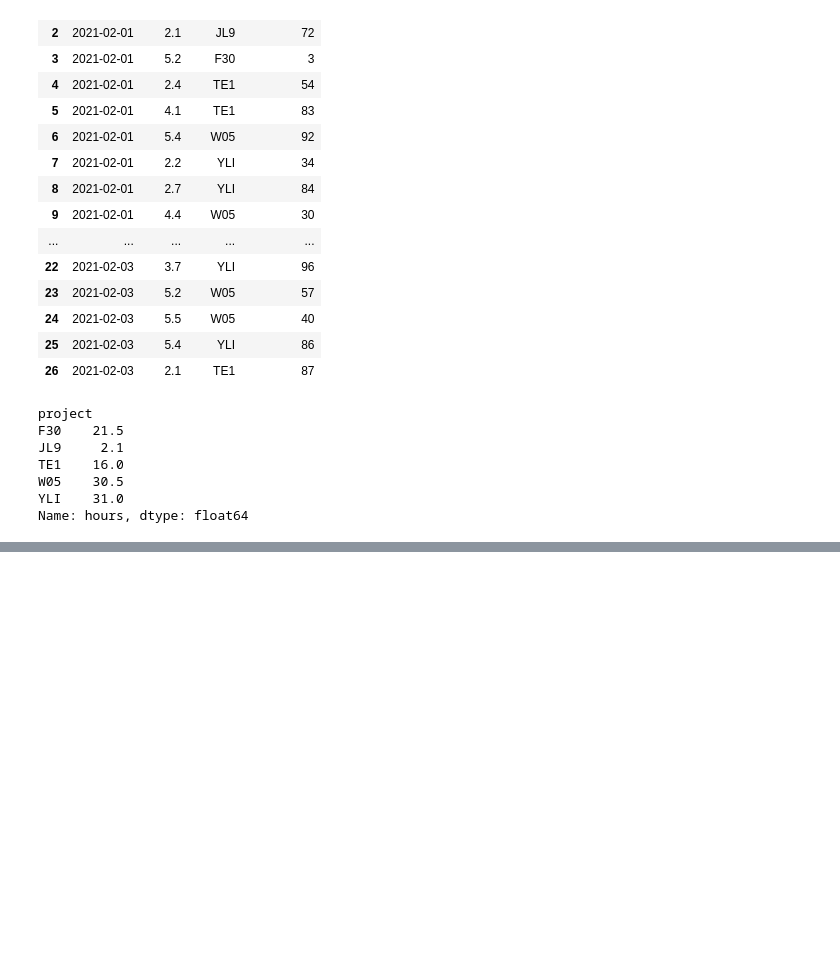
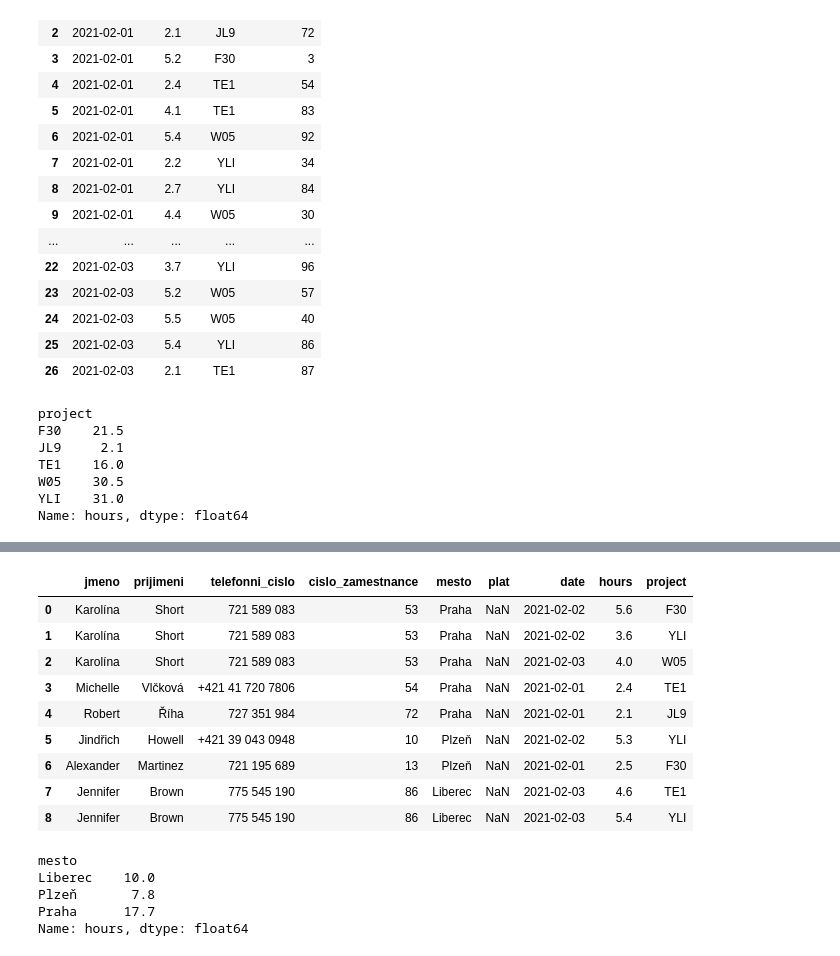
Before and after one commit to BarboraHolubova/python-kurz-podzim-2023, a Jupyter notebook: ukol-9.ipynb, the cells around one changed output, grey strips where cells are left out. Saved outputs shown, nothing was run; the diff lists cells and outputs as text; code cells hidden in the pictures; blank space fills up the shorter version.

```diff
--- a/ukol-9.ipynb
+++ b/ukol-9.ipynb
@@ -152,0 +179,3 @@ Name: hours, dtype: float64
+# %%
+nezamestnani = zamestnani_i_nezamestnani[zamestnani_i_nezamestnani["plat"].isnull()]
+nezamestnani
@@ -152,0 +220,3 @@ Name: hours, dtype: float64
+# %%
+vykazy = vykazy.rename(columns={'emloyee_id': 'cislo_zamestnance'})
+vykazy
@@ -152,0 +241,22 @@ Name: hours, dtype: float64
+# %%
+nezamestnani_vykazy = pandas.merge(nezamestnani, vykazy, on=['cislo_zamestnance'])
+nezamestnani_vykazy
+# %% [output]
+|  | jmeno | prijimeni | telefonni_cislo | cislo_zamestnance | mesto | plat | date | hours | project |
+| 0 | Karolína | Short | 721 589 083 | 53 | Praha | NaN | 2021-02-02 | 5.6 | F30 |
+| 1 | Karolína | Short | 721 589 083 | 53 | Praha | NaN | 2021-02-02 | 3.6 | YLI |
+| 2 | Karolína | Short | 721 589 083 | 53 | Praha | NaN | 2021-02-03 | 4.0 | W05 |
+| 3 | Michelle | Vlčková | +421 41 720 7806 | 54 | Praha | NaN | 2021-02-01 | 2.4 | TE1 |
+| 4 | Robert | Říha | 727 351 984 | 72 | Praha | NaN | 2021-02-01 | 2.1 | JL9 |
+| 5 | Jindřich | Howell | +421 39 043 0948 | 10 | Plzeň | NaN | 2021-02-02 | 5.3 | YLI |
+| 6 | Alexander | Martinez | 721 195 689 | 13 | Plzeň | NaN | 2021-02-01 | 2.5 | F30 |
+| 7 | Jennifer | Brown | 775 545 190 | 86 | Liberec | NaN | 2021-02-03 | 4.6 | TE1 |
+| 8 | Jennifer | Brown | 775 545 190 | 86 | Liberec | NaN | 2021-02-03 | 5.4 | YLI |
+# %%
+nezamestnani_vykazy.groupby("mesto")["hours"].sum()
+# %% [output]
+mesto
+Liberec    10.0
+Plzeň       7.8
+Praha      17.7
+Name: hours, dtype: float64
```
Also changed, not shown: parts of 7 cells of this notebook.
